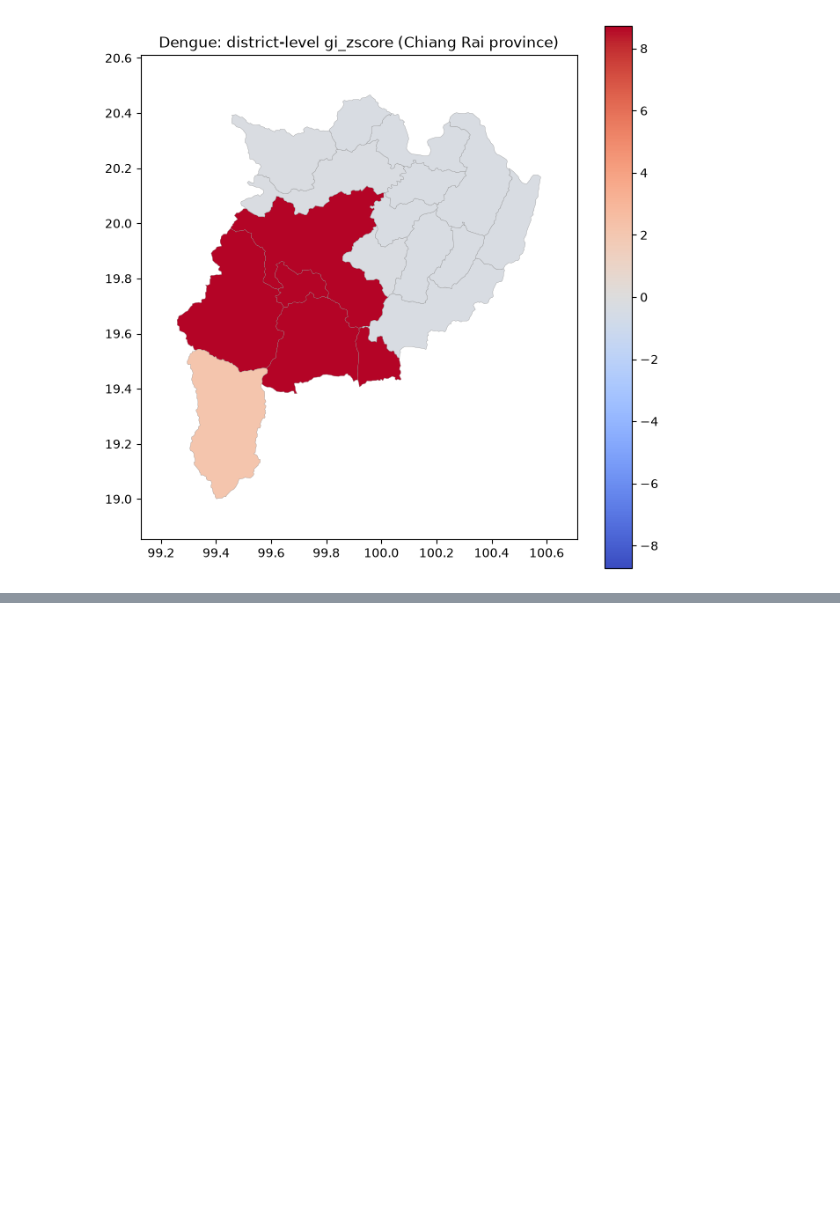
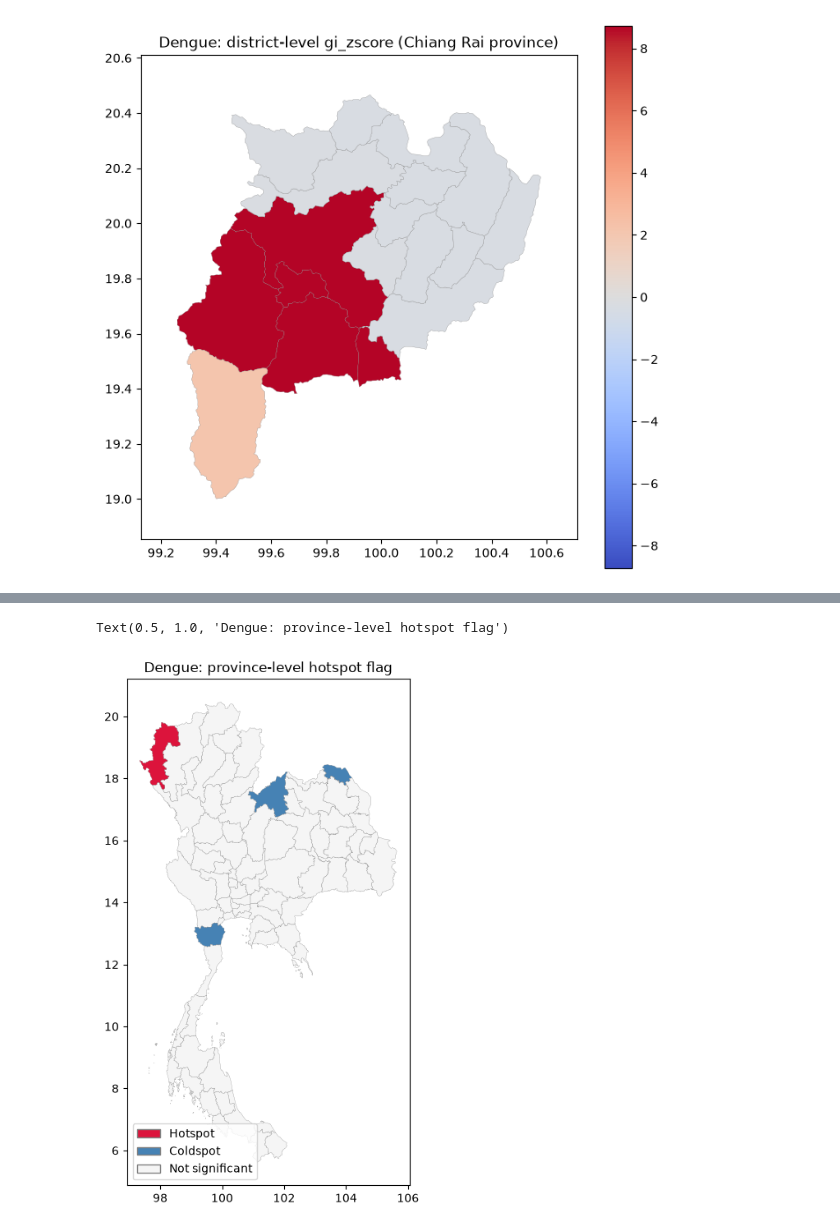
Before and after one commit to nongwarodom/spatialdetection, a Jupyter notebook: notebooks/quickstart.ipynb, the cells around one changed output, grey strips where cells are left out. Drawn from its saved outputs; the diff is of its cells as text; code cells hidden in the pictures; blank space fills up the shorter version.

```diff
--- a/notebooks/quickstart.ipynb
+++ b/notebooks/quickstart.ipynb
@@ -406,0 +414,7 @@ Text(0.5, 1.0, 'Dengue: district-level gi_zscore (Chiang Rai province)')
+# %%
+plot_hotspots(
+    dengue_province, value_col="hotspot", hotspot_color="crimson", coldspot_color="steelblue"
+).set_title("Dengue: province-level hotspot flag")
+# %% [output]
+Text(0.5, 1.0, 'Dengue: province-level hotspot flag')
+[figure, added]
```
Also changed, not shown: parts of 3 cells of this notebook, 2 other files.
